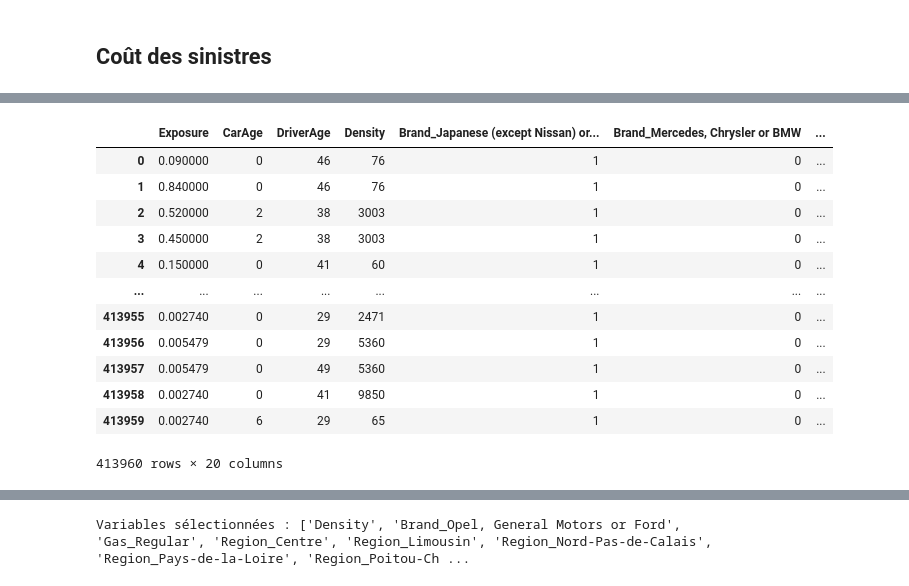
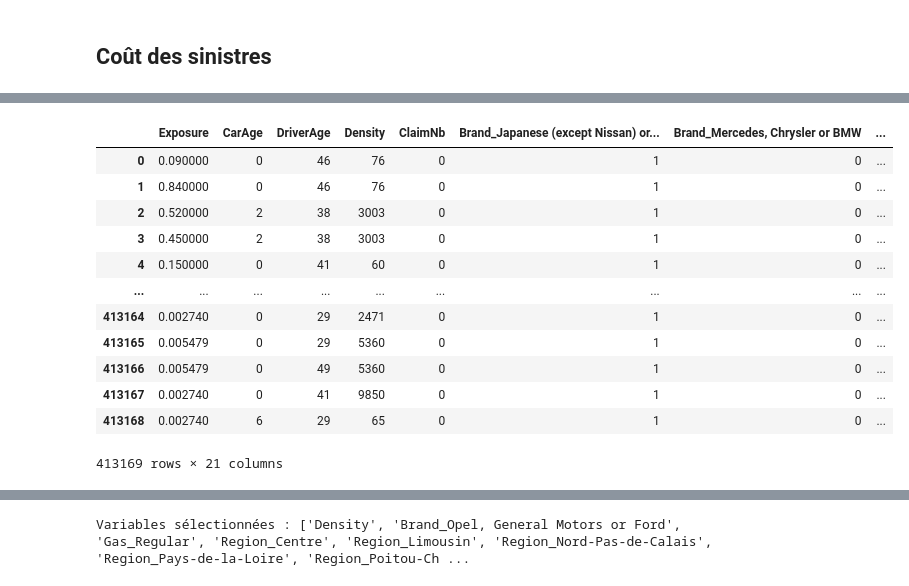
Before and after one commit to fadiblm/Projet-assurance-non-vie, a Jupyter notebook: Modelisation.ipynb, the cells around one changed output, grey strips where cells are left out. Saved outputs shown, nothing was run; the diff lists cells and outputs as text; code cells hidden in the pictures.

```diff
--- a/Modelisation.ipynb
+++ b/Modelisation.ipynb
@@ -284,3 +280,30 @@ print("Nombre de ClaimNb >= 1 :", count_claim_nb_ge_1)
 Nombre de ClaimNb >= 1 : 3902
 # %% [markdown]
 ## Coût des sinistres
+# %%
+#Combiner les 2 bases de données
+
+freq['PolicyID'] = freq['PolicyID'].astype(str)
+sev['PolicyID'] = sev['PolicyID'].astype(str)
+
+# Agrégation de sev : un contrat peut avoir plusieurs sinistres
+sev_agg = (
+    sev.groupby("PolicyID")
+       .agg(
+           ClaimAmount=("ClaimAmount", "sum"),   # coût total des sinistres du contrat
+           ClaimNb_sev=("ClaimAmount", "size")   # nombre de sinistres déclarés dans sev
+       )
+       .reset_index()
+)
+
+print(len(sev), "lignes sev brutes")
+print(len(sev_agg), "lignes sev agrégées (1 par PolicyID)")
+
+merged = pd.merge(freq, sev_agg, on="PolicyID", how="left")
+
+# Remplacer les NaN (contrats sans sinistre) par 0
+merged["ClaimAmount"] = merged["ClaimAmount"].fillna(0)
+merged["ClaimNb_sev"] = merged["ClaimNb_sev"].fillna(0)
+
+print("Nb de lignes freq :", len(freq))
+print("Nb de lignes merged :", len(merged))
@@ -287,10 +315,2 @@ Nombre de ClaimNb >= 1 : 3902
 # %%
-#Combiner les 2 bases de données
-
-freq['PolicyID'] = freq['PolicyID'].astype(str)
-sev['PolicyID'] = sev['PolicyID'].astype(str)
-
-merged = pd.merge(freq, sev, on='PolicyID', how='left')
-num_cols = merged.select_dtypes(include=['float', 'int']).columns
-merged[num_cols] = merged[num_cols].fillna(0)
-#display(merged)
+display(merged)
@@ -297,25 +331,25 @@ merged[num_cols] = merged[num_cols].fillna(0)
 # %%
 X=merged[['Exposure', 'CarAge', 'DriverAge',
-       'Brand', 'Gas', 'Region', 'Density']]
+       'Brand', 'Gas', 'Region', 'Density', 'ClaimNb']]
 y=merged['ClaimAmount']
 
 # Encodage des variables catégorielles
 X = pd.get_dummies(X, drop_first=True, dtype=int)
 display(X)
 
 # Split 75% / 25%
 X_train, X_test, y_train, y_test_ClaimA = train_test_split(X, y, test_size=0.25, random_state=42)
 # %% [output]
-|  | Exposure | CarAge | DriverAge | Density | Brand_Japanese (except Nissan) or... | Brand_Mercedes, Chrysler or BMW | ... |
-| 0 | 0.090000 | 0 | 46 | 76 | 1 | 0 | ... |
-| 1 | 0.840000 | 0 | 46 | 76 | 1 | 0 | ... |
-| 2 | 0.520000 | 2 | 38 | 3003 | 1 | 0 | ... |
-| 3 | 0.450000 | 2 | 38 | 3003 | 1 | 0 | ... |
-| 4 | 0.150000 | 0 | 41 | 60 | 1 | 0 | ... |
-| ... | ... | ... | ... | ... | ... | ... | ... |
-| 413955 | 0.002740 | 0 | 29 | 2471 | 1 | 0 | ... |
-| 413956 | 0.005479 | 0 | 29 | 5360 | 1 | 0 | ... |
-| 413957 | 0.005479 | 0 | 49 | 5360 | 1 | 0 | ... |
-| 413958 | 0.002740 | 0 | 41 | 9850 | 1 | 0 | ... |
-| 413959 | 0.002740 | 6 | 29 | 65 | 1 | 0 | ... |
+|  | Exposure | CarAge | DriverAge | Density | ClaimNb | Brand_Japanese (except Nissan) or... | Brand_Mercedes, Chrysler or BMW | ... |
+| 0 | 0.090000 | 0 | 46 | 76 | 0 | 1 | 0 | ... |
+| 1 | 0.840000 | 0 | 46 | 76 | 0 | 1 | 0 | ... |
+| 2 | 0.520000 | 2 | 38 | 3003 | 0 | 1 | 0 | ... |
+| 3 | 0.450000 | 2 | 38 | 3003 | 0 | 1 | 0 | ... |
+| 4 | 0.150000 | 0 | 41 | 60 | 0 | 1 | 0 | ... |
+| ... | ... | ... | ... | ... | ... | ... | ... | ... |
+| 413164 | 0.002740 | 0 | 29 | 2471 | 0 | 1 | 0 | ... |
+| 413165 | 0.005479 | 0 | 29 | 5360 | 0 | 1 | 0 | ... |
+| 413166 | 0.005479 | 0 | 49 | 5360 | 0 | 1 | 0 | ... |
+| 413167 | 0.002740 | 0 | 41 | 9850 | 0 | 1 | 0 | ... |
+| 413168 | 0.002740 | 6 | 29 | 65 | 0 | 1 | 0 | ... |
-413960 rows × 20 columns
+413169 rows × 21 columns
```
Also changed, not shown: parts of 28 cells of this notebook.
